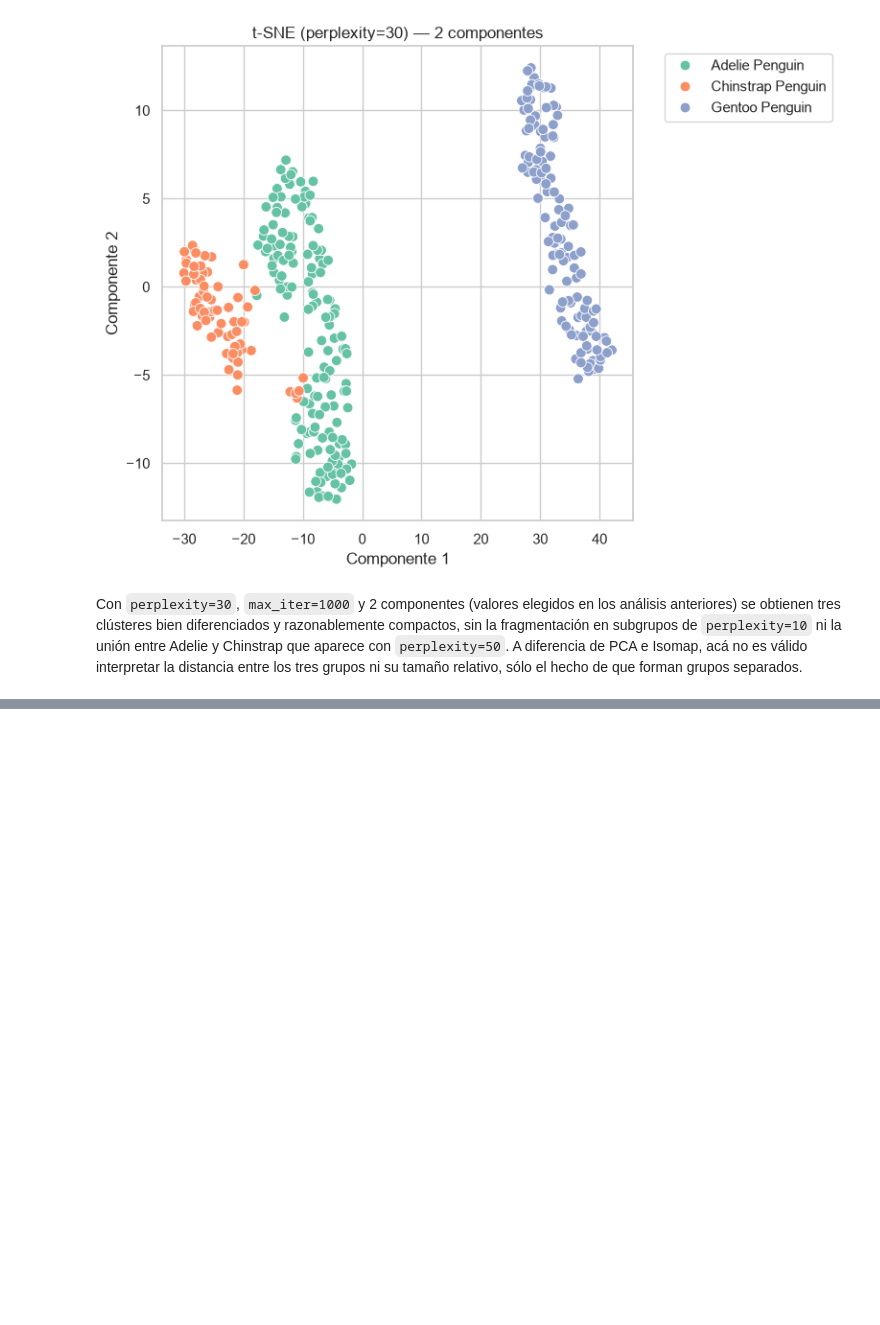
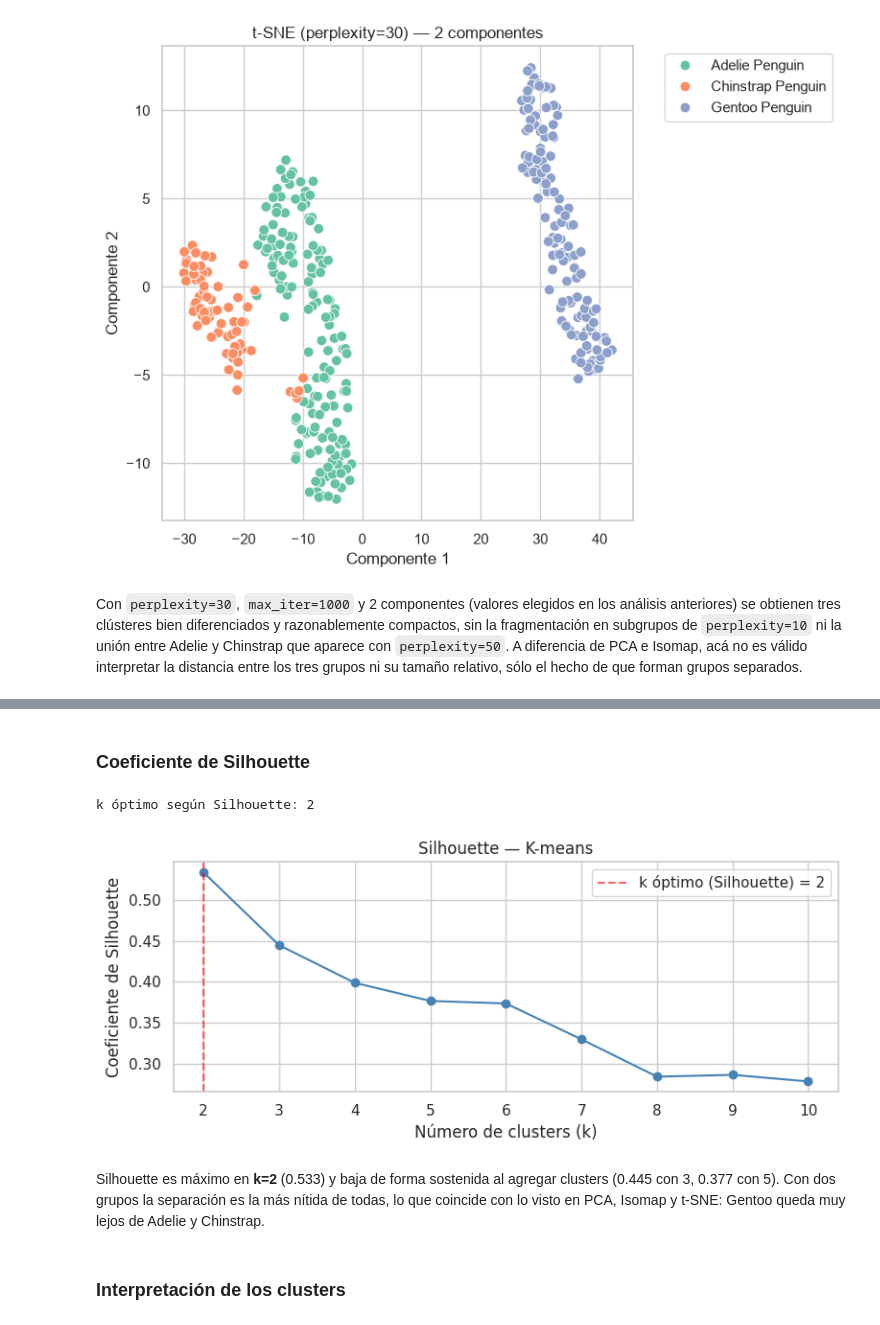
Before and after one commit to winttita/TP_MD_Frank_Winter, a Jupyter notebook: TP1/TP1_MD_Frank_Winter.ipynb, the cells around one changed output, grey strips where cells are left out. Cells and saved outputs as stored; diff of their text form; code cells hidden in the pictures; blank space fills up the shorter version.

```diff
--- a/TP1/TP1_MD_Frank_Winter.ipynb
+++ b/TP1/TP1_MD_Frank_Winter.ipynb
@@ -777,0 +851,25 @@ Con `perplexity=30`, `max_iter=1000` y 2 componentes (valores elegidos en los an
+# %% [markdown]
+### Coeficiente de Silhouette
+# %%
+# Silhouette para k entre 2 y 10, reutilizando los modelos ya ajustados
+silhouette_scores = [silhouette_score(X_cluster, modelo.labels_) for modelo in kmeans[1:]]
+optimal_k_sil = np.argmax(silhouette_scores) + 2
+print("k óptimo según Silhouette:", optimal_k_sil)
+
+plt.figure(figsize=(8, 3.5))
+plt.plot(range(2, 11), silhouette_scores, 'o-', color='steelblue')
+plt.axvline(optimal_k_sil, color='red', linestyle='--', alpha=0.6, label=f'k óptimo (Silhouette) = {optimal_k_sil}')
+plt.xlabel('Número de clusters (k)')
+plt.ylabel('Coeficiente de Silhouette')
+plt.title('Silhouette — K-means')
+plt.xticks(range(2, 11))
+plt.legend()
+plt.tight_layout()
+plt.show()
+# %% [output]
+k óptimo según Silhouette: 2
+[figure, added]
+# %% [markdown]
+Silhouette es máximo en **k=2** (0.533) y baja de forma sostenida al agregar clusters (0.445 con 3, 0.377 con 5). Con dos grupos la separación es la más nítida de todas, lo que coincide con lo visto en PCA, Isomap y t-SNE: Gentoo queda muy lejos de Adelie y Chinstrap.
+# %% [markdown]
+### Interpretación de los clusters
```
Also changed, not shown: parts of 25 cells of this notebook.
